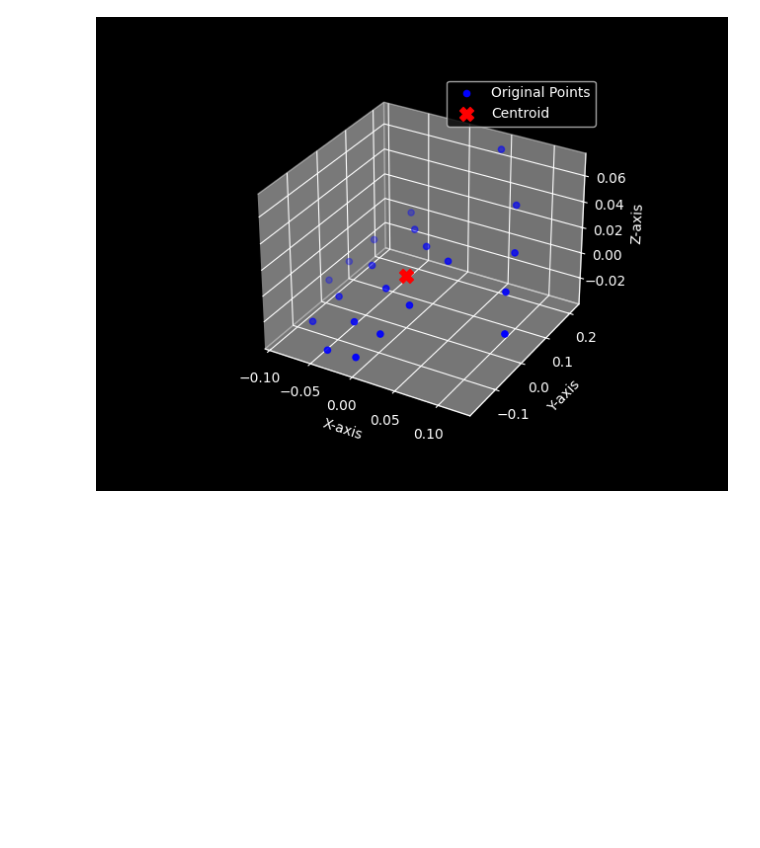
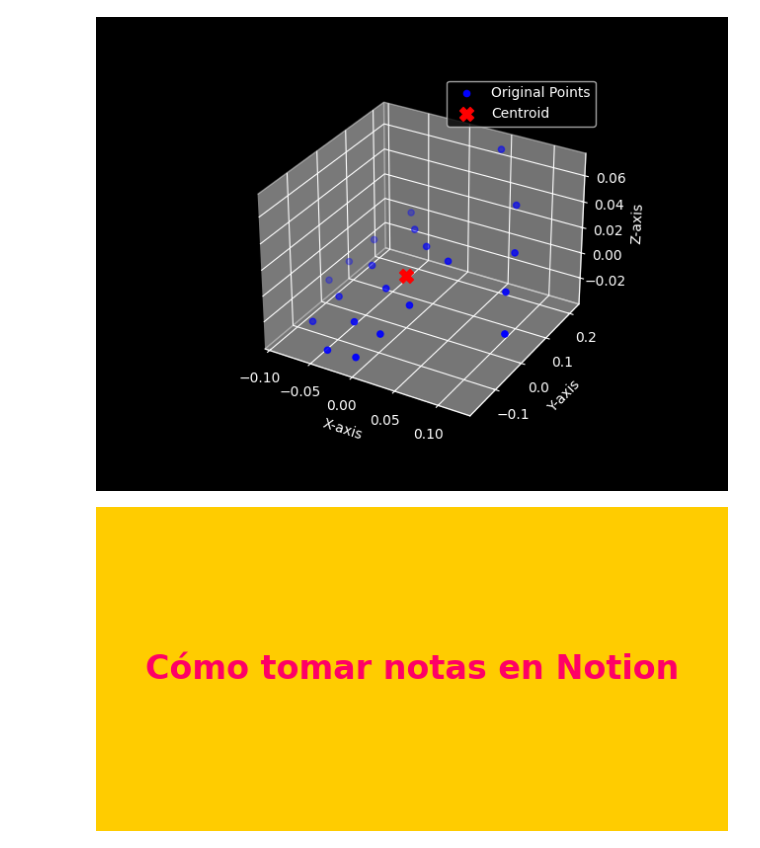
Before and after one commit to juannquinones/HandHygiene, a Jupyter notebook: HandHygiene/Example.ipynb, the cells around one changed output. Drawn from its saved outputs; the diff is of its cells as text; code cells hidden in the pictures; blank space fills up the shorter version.

```diff
--- a/HandHygiene/Example.ipynb
+++ b/HandHygiene/Example.ipynb
@@ -404,3 +596,32 @@ ax.legend()
 plt.show()
 # %% [output]
 [figure]
+# %%
+import matplotlib.pyplot as plt
+
+# Crear la imagen
+fig, ax = plt.subplots(figsize=(8, 4))
+
+# Colores vivos
+background_color = '#ffcc00'  # Amarillo brillante
+text_color = '#ff0066'  # Rosa fuerte
+
+# Configurar el fondo
+fig.patch.set_facecolor(background_color)
+ax.set_facecolor(background_color)
+
+# Añadir el texto
+text = "Cómo tomar notas en Notion"
+ax.text(0.5, 0.5, text, fontsize=24, fontweight='bold', color=text_color,
+        ha='center', va='center', transform=ax.transAxes)
+
+# Eliminar ejes
+ax.axis('off')
+
+# Guardar la imagen
+plt.savefig('portada_notion.png', bbox_inches='tight', pad_inches=0.1)
+
+# Mostrar la imagen
+plt.show()
+# %% [output]
+[figure, added]
```
Also changed, not shown: parts of 12 cells of this notebook, 11 other files.
